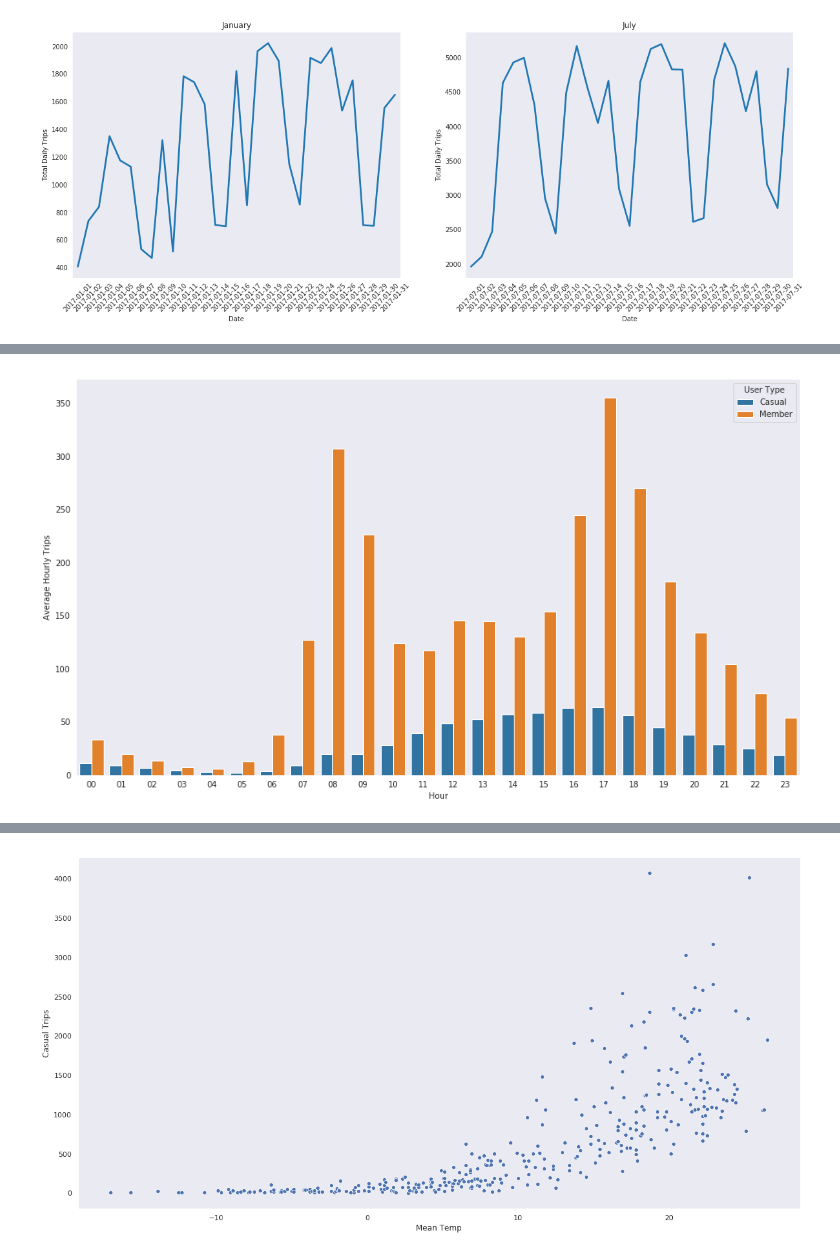
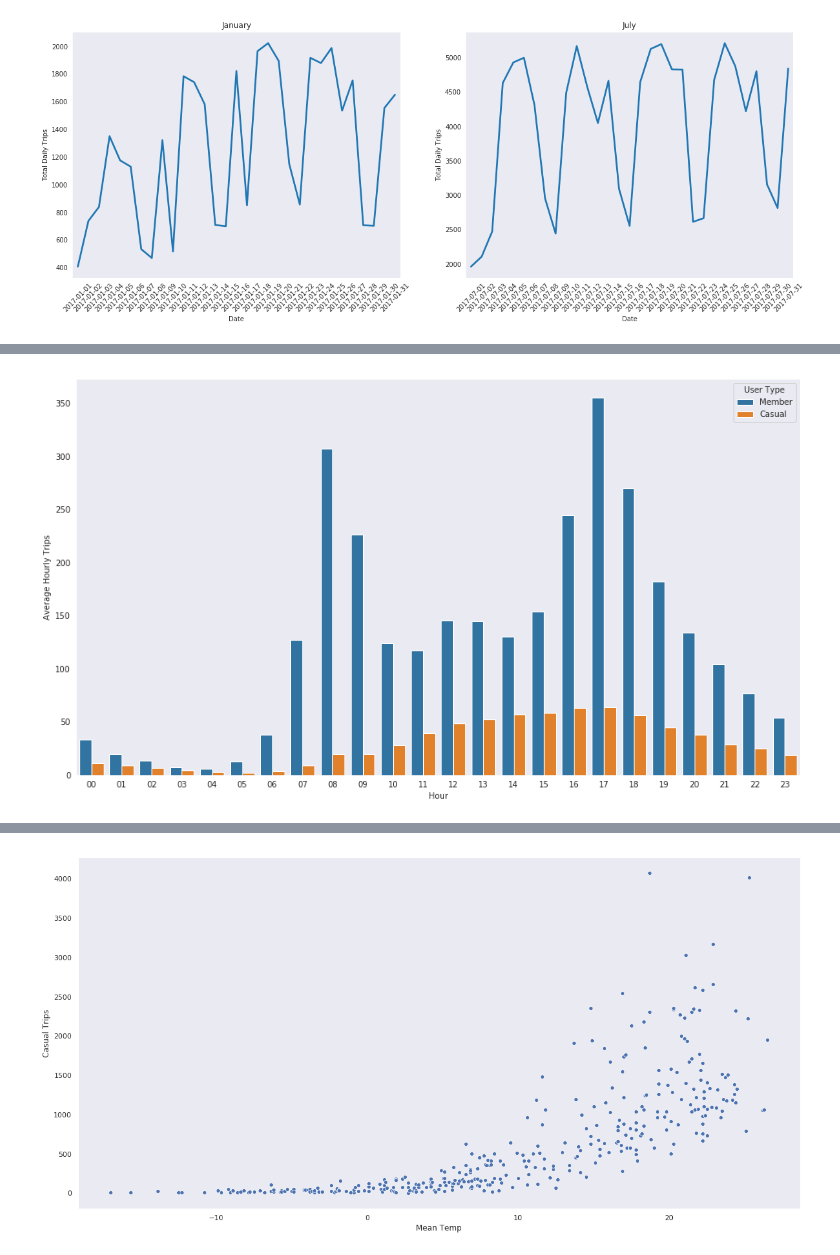
Before and after one commit to open-data-toronto/story-bike-share-ridership, a Jupyter notebook: bikeshare.ipynb, the cells around one changed output, grey strips where cells are left out. Cells and saved outputs as stored; diff of their text form; code cells hidden in the pictures.

```diff
--- a/bikeshare.ipynb
+++ b/bikeshare.ipynb
@@ -155,14 +166,14 @@ plt.savefig('./visualization/third_quarter.png')
 # %%
-data = df.groupby(['Date', 'Hour', 'User Type'])['Id'].nunique().groupby(['Hour', 'User Type']).mean().reset_index()
+data = df.groupby(['Date', 'Hour', 'User Type'])['Id'].nunique().groupby(['Hour', 'User Type']).mean().reset_index().sort_values('User Type', ascending=False)
 
 fig, ax = plt.subplots(figsize=(16, 9))
 
 sns.barplot(x='Hour', y='Id', hue='User Type', data=data, ax=ax)
 ax.set_ylabel('Average Hourly Trips')
 
 plt.savefig('./visualization/hourly.png')
 # %% [output]
-[figure, old version]
+[figure, new version]
 # %%
 # Import the weather data and drop the first 22 rows (containing descriptions of the weather station)
 weather = pd.read_csv('./data/weather.csv', header=22)
```
Also changed, not shown: parts of 8 cells of this notebook, 1 other file.
